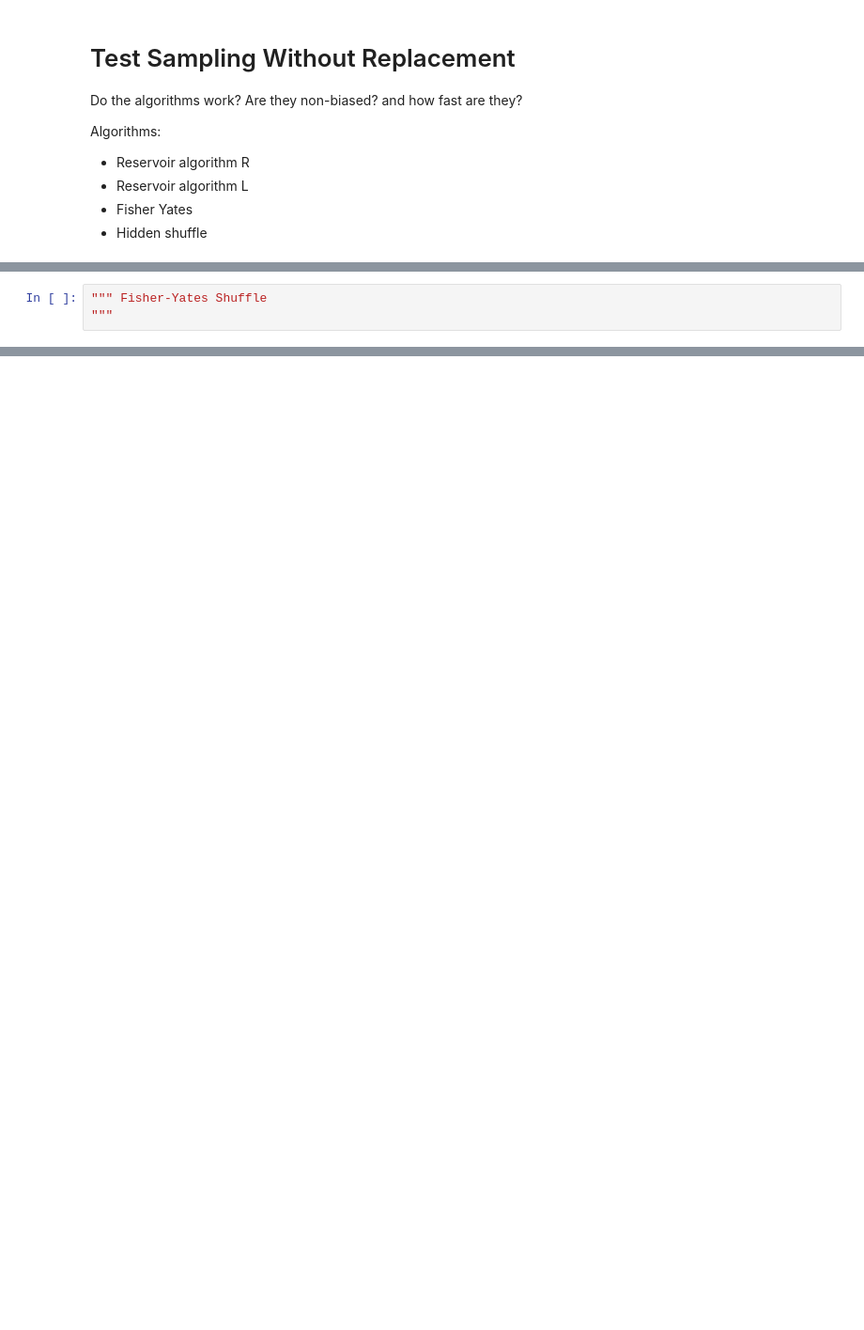
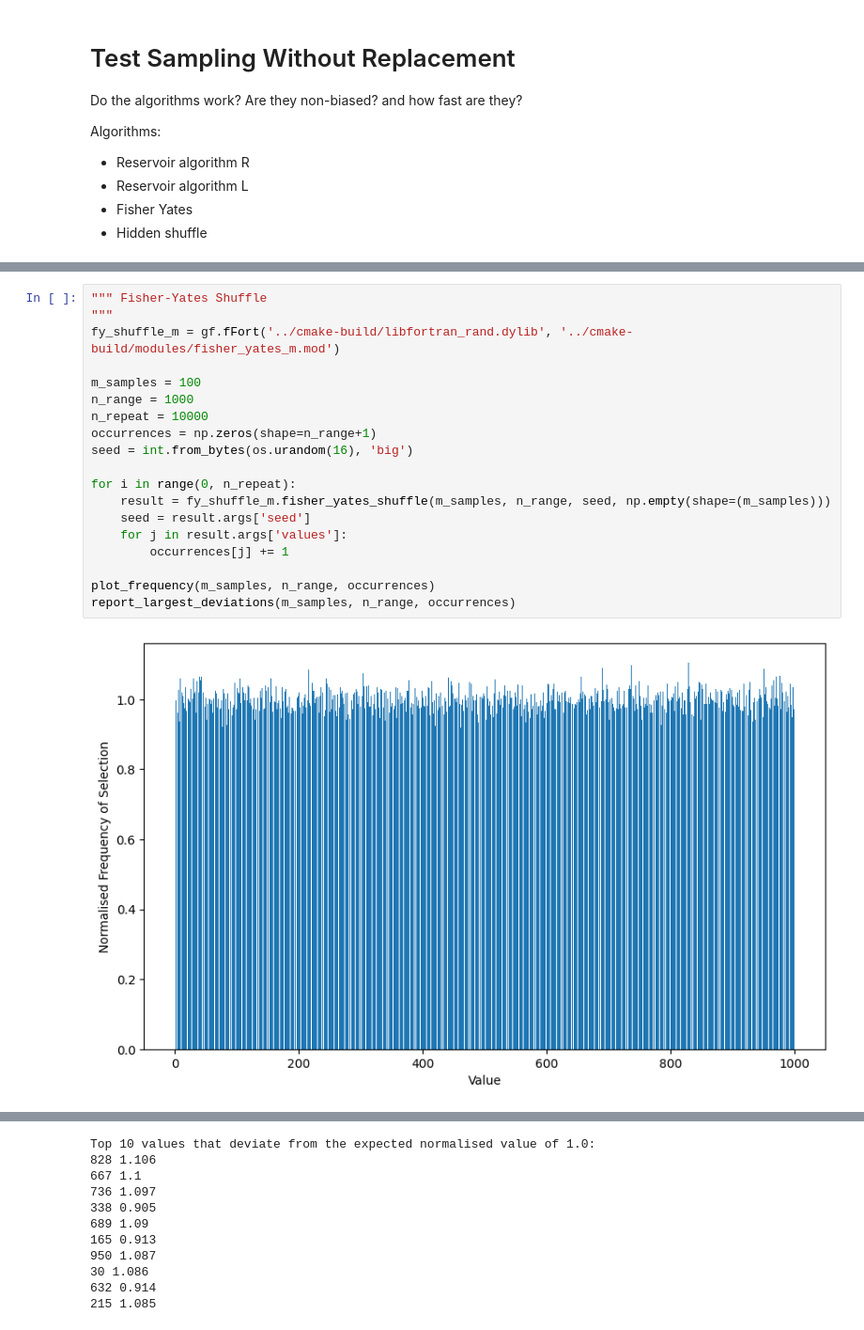
Before and after one commit to AlexBuccheri/random_sampling, a Jupyter notebook: jupyter/sampling_without_replacement.ipynb, the cells around one changed output, grey strips where cells are left out. Shown at 94% size. Cells and saved outputs as stored; diff of their text form; blank space fills up the shorter version.

Commit message:
Fisher yates testing was too fast using the clock, so pass in the random seed using numpy. Fisher yates tested - looks good. Hidden shuffle tested - looks like it contains a bug

```diff
--- a/jupyter/sampling_without_replacement.ipynb
+++ b/jupyter/sampling_without_replacement.ipynb
@@ -130,3 +122,21 @@ Top 10 values that deviate from the expected normalised value of 1.0:
 # %%
 """ Fisher-Yates Shuffle
 """
+fy_shuffle_m = gf.fFort('../cmake-build/libfortran_rand.dylib', '../cmake-build/modules/fisher_yates_m.mod')
+
+m_samples = 100
+n_range = 1000
+n_repeat = 10000
+occurrences = np.zeros(shape=n_range+1)
+seed = int.from_bytes(os.urandom(16), 'big')
+
+for i in range(0, n_repeat):
+    result = fy_shuffle_m.fisher_yates_shuffle(m_samples, n_range, seed, np.empty(shape=(m_samples)))
+    seed = result.args['seed']
+    for j in result.args['values']:
+        occurrences[j] += 1
+
+plot_frequency(m_samples, n_range, occurrences)
+report_largest_deviations(m_samples, n_range, occurrences)
+# %% [output]
+[figure, added]
@@ -133,3 +144,14 @@ Top 10 values that deviate from the expected normalised value of 1.0:
+Top 10 values that deviate from the expected normalised value of 1.0:
+828 1.106
+667 1.1
+736 1.097
+338 0.905
+689 1.09
+165 0.913
+950 1.087
+30 1.086
+632 0.914
+215 1.085
 # %%
 """Hidden Shuffle
 
```
Also changed, not shown: parts of 5 cells of this notebook, 2 other files.
